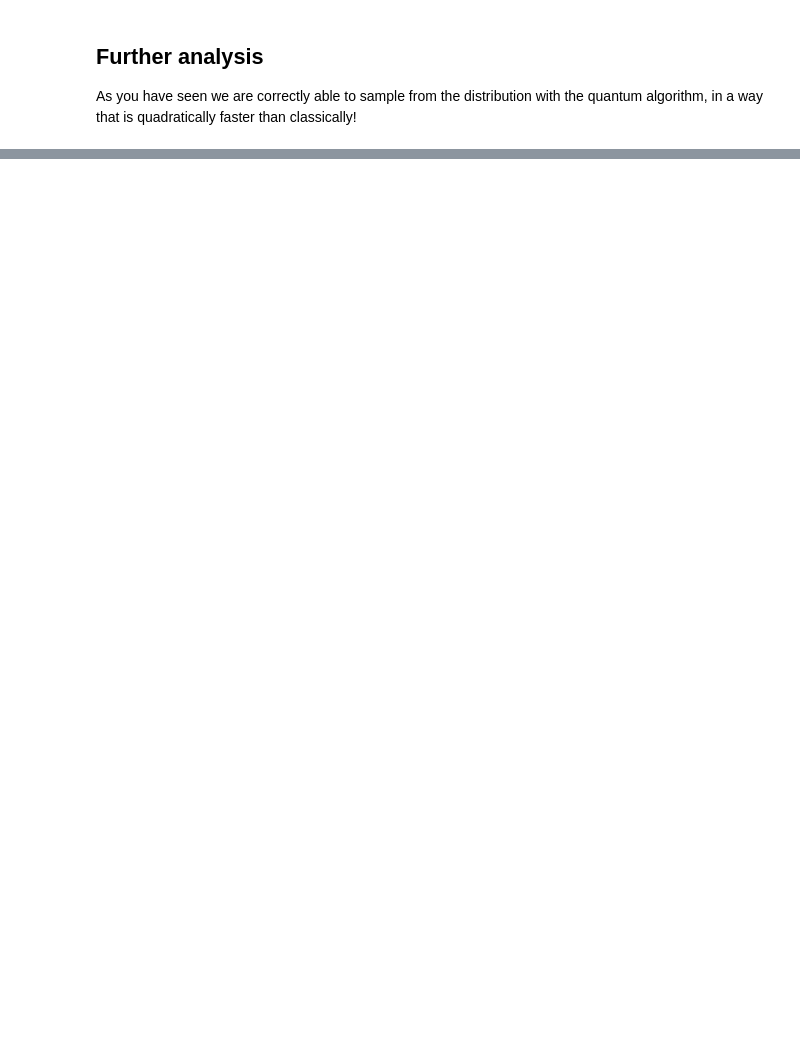
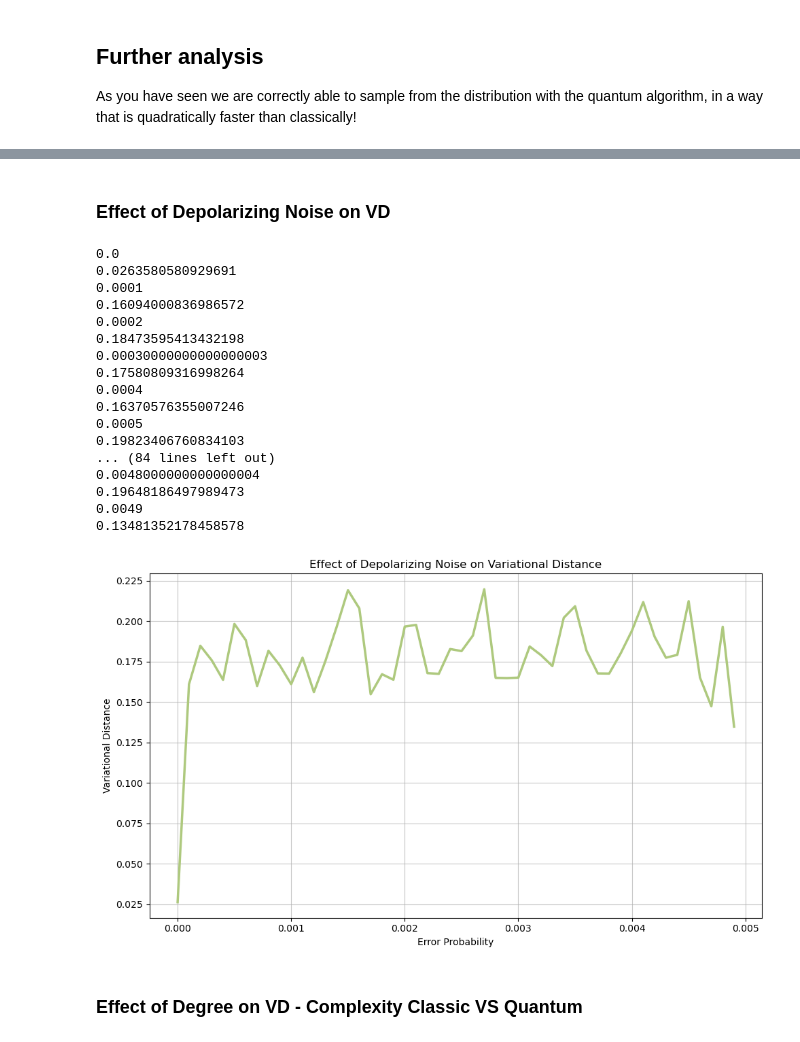
Before and after one commit to frafino/Quantum-Speedup-for-Nonreversible-Markov-Chains, a Jupyter notebook: non_reversible_toy_chain.ipynb, the cells around one changed output, grey strips where cells are left out. Saved outputs shown, nothing was run; the diff lists cells and outputs as text; code cells hidden in the pictures; blank space fills up the shorter version.

```diff
--- a/non_reversible_toy_chain.ipynb
+++ b/non_reversible_toy_chain.ipynb
@@ -955,0 +1178,2 @@ As you have seen we are correctly able to sample from the distribution with the
+# %%
+run_nonreversible(P, dim)
@@ -955,0 +1190,65 @@ As you have seen we are correctly able to sample from the distribution with the
+# %% [markdown]
+### Effect of Depolarizing Noise on VD
+# %%
+from qiskit_aer.noise import NoiseModel, depolarizing_error
+
+def create_noise_model(p):
+    noise_model = NoiseModel()
+
+    error_1q = depolarizing_error(p / 10, 1)
+    error_2q = depolarizing_error(p, 2)
+
+    one_qubit_gates = ["x", "sx", "rz"]
+    two_qubit_gates = ["cx"]
+
+    noise_model.add_all_qubit_quantum_error(error_1q, one_qubit_gates)
+    noise_model.add_all_qubit_quantum_error(error_2q, two_qubit_gates)
+
+    return noise_model
+# %%
+import math
+
+p_vals = np.arange(0, 5e-3, 1e-4)
+vd_vals = []
+
+for p in p_vals:
+    print(p)
+    noise_model = create_noise_model(p)
+
+    simulator = AerSimulator(noise_model=noise_model)
+    _, vd = run_nonreversible(P, dim, simulator=simulator)
+    print(vd)
+    vd_vals.append(vd)
+
+# Plot results
+plt.figure(figsize=(10, 6))
+plt.plot(p_vals, vd_vals, color='#aec97e', linewidth=2.5)
+
+plt.title('Effect of Depolarizing Noise on Variational Distance')
+plt.xlabel('Error Probability')
+plt.ylabel('Variational Distance')
+plt.grid(True, alpha=0.7)
+
+plt.tight_layout()
+plt.show()
+# %% [output]
+0.0
+0.0263580580929691
+0.0001
+0.16094000836986572
+0.0002
+0.18473595413432198
+0.00030000000000000003
+0.17580809316998264
+0.0004
+0.16370576355007246
+0.0005
+0.19823406760834103
+... (84 lines left out)
+0.0048000000000000004
+0.19648186497989473
+0.0049
+0.13481352178458578
+[figure, added]
+# %% [markdown]
+### Effect of Degree on VD - Complexity Classic VS Quantum
```
Also changed, not shown: parts of 13 cells of this notebook, 1 other file.
